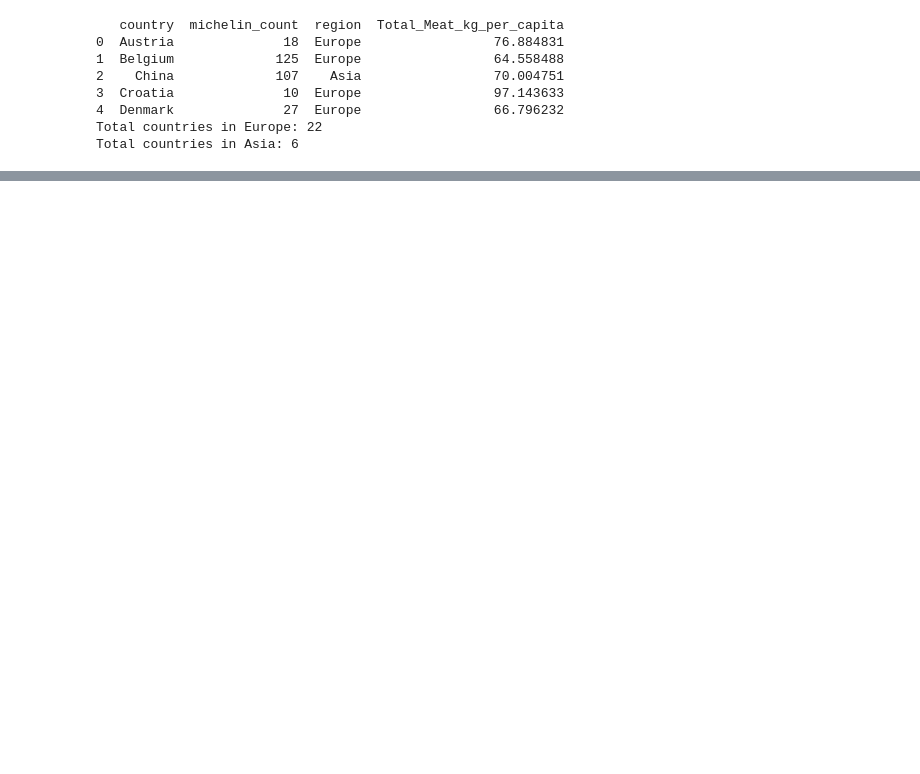
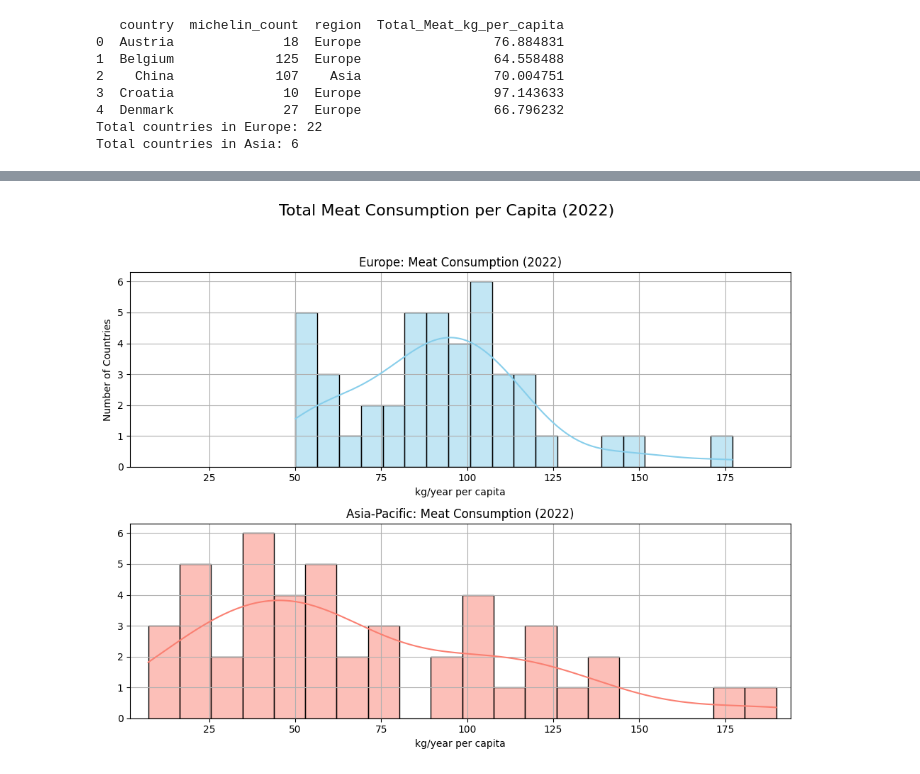
Before and after one commit to Tako870/tddm-ca, a Jupyter notebook: CA.ipynb, the cells around one changed output, grey strips where cells are left out. Drawn from its saved outputs; the diff is of its cells as text; code cells hidden in the pictures; blank space fills up the shorter version.

Commit message:
Exploratory analysis on the meat and vegetable consumption

```diff
--- a/CA.ipynb
+++ b/CA.ipynb
@@ -317,0 +342,36 @@ Europe  157.659038   1.0   7.0  18.0  122.75  618.0
+# %%
+# Make a histogram of the total consumptions
+# Display them onto the same axes
+
+# Get combined min and max for x-axis
+min_x = min(meat_2022_eu['totalconsumption'].min(), meat_2022_ap['totalconsumption'].min())
+max_x = max(meat_2022_eu['totalconsumption'].max(), meat_2022_ap['totalconsumption'].max())
+
+# Optional: round slightly outward for padding
+xlim = (int(min_x) - 5, int(max_x) + 5)
+
+# Set up subplots
+fig, axs = plt.subplots(2, 1, figsize=(10, 8), sharey=True)
+
+# Europe histogram
+sns.histplot(meat_2022_eu['totalconsumption'], color='skyblue', kde=True, bins=20, ax=axs[0])
+axs[0].set_title('Europe: Meat Consumption (2022)')
+axs[0].set_xlabel('kg/year per capita')
+axs[0].set_ylabel('Number of Countries')
+axs[0].set_xlim(xlim)
+axs[0].grid(True)
+
+# Asia-Pacific histogram
+sns.histplot(meat_2022_ap['totalconsumption'], color='salmon', kde=True, bins=20, ax=axs[1])
+axs[1].set_title('Asia-Pacific: Meat Consumption (2022)')
+axs[1].set_xlabel('kg/year per capita')
+axs[1].set_ylabel('')
+axs[1].set_xlim(xlim)
+axs[1].grid(True)
+
+# Final layout
+fig.suptitle('Total Meat Consumption per Capita (2022)', fontsize=16)
+plt.tight_layout(rect=[0, 0, 1, 0.95])
+plt.show()
+# %% [output]
+[figure, added]
```
Also changed, not shown: parts of 11 cells of this notebook, 4 other files.
